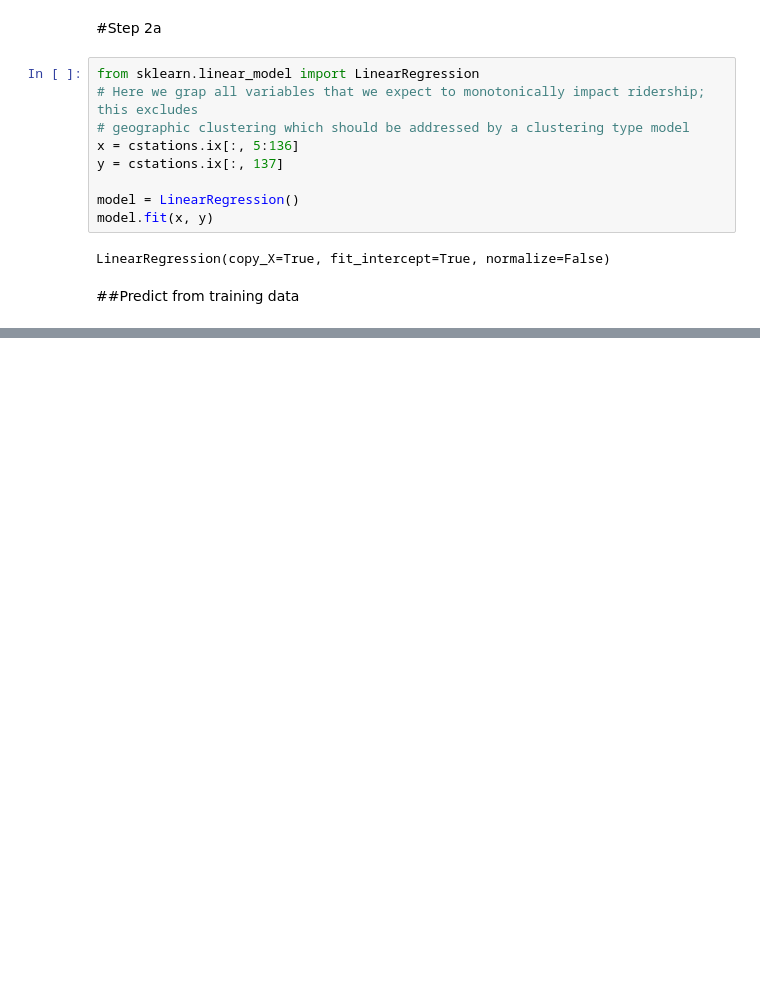
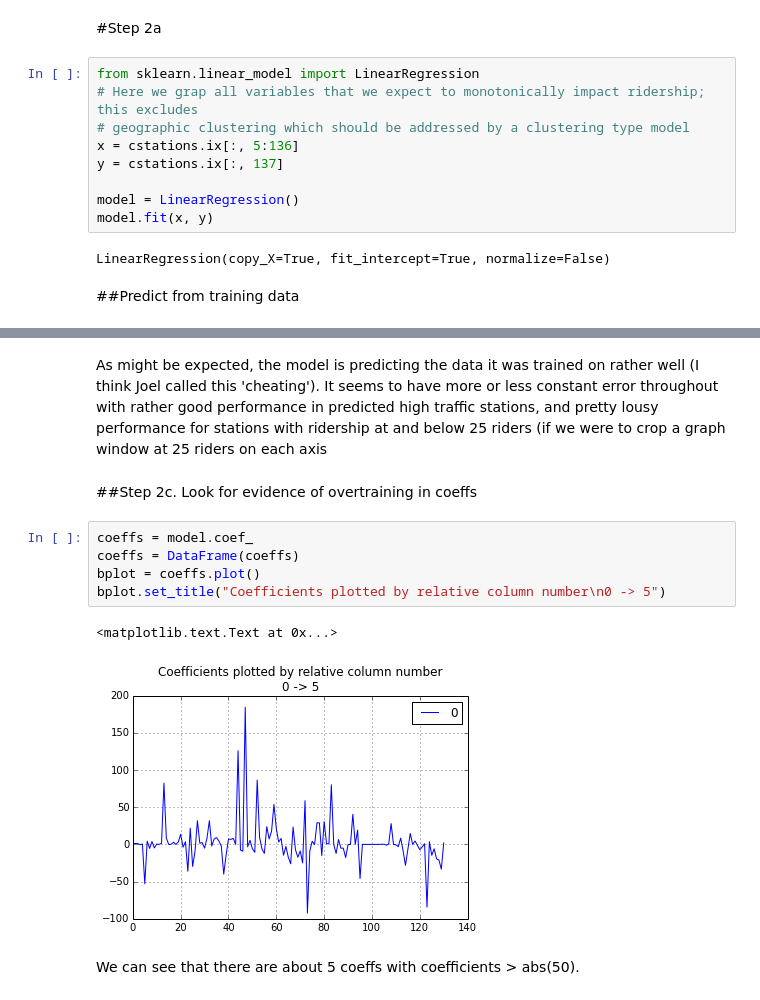
Before and after one commit to tpeek/bikeshare, a Jupyter notebook: Machine Learning.ipynb, the cells around one changed output, grey strips where cells are left out. Drawn from its saved outputs; the diff is of its cells as text; blank space fills up the shorter version.

Commit message:
through 1c now

```diff
--- a/Machine Learning.ipynb
+++ b/Machine Learning.ipynb
@@ -74,0 +81,14 @@ lindata.plot(x='actual', y='predicted', kind='scatter')
+# %% [markdown]
+As might be expected, the model is predicting the data it was trained on rather well (I think Joel called this 'cheating'). It seems to have more or less constant error throughout with rather good performance in predicted high traffic stations, and pretty lousy performance for stations with ridership at and below 25 riders (if we were to crop a graph window at 25 riders on each axis
+# %% [markdown]
+##Step 2c. Look for evidence of overtraining in coeffs
+# %%
+coeffs = model.coef_
+coeffs = DataFrame(coeffs)
+bplot = coeffs.plot()
+bplot.set_title("Coefficients plotted by relative column number\n0 -> 5")
+# %% [output]
+<matplotlib.text.Text at 0x...>
+[figure, added]
+# %% [markdown]
+We can see that there are about 5 coeffs with coefficients > abs(50).
```
Also changed, not shown: parts of 4 cells of this notebook.
